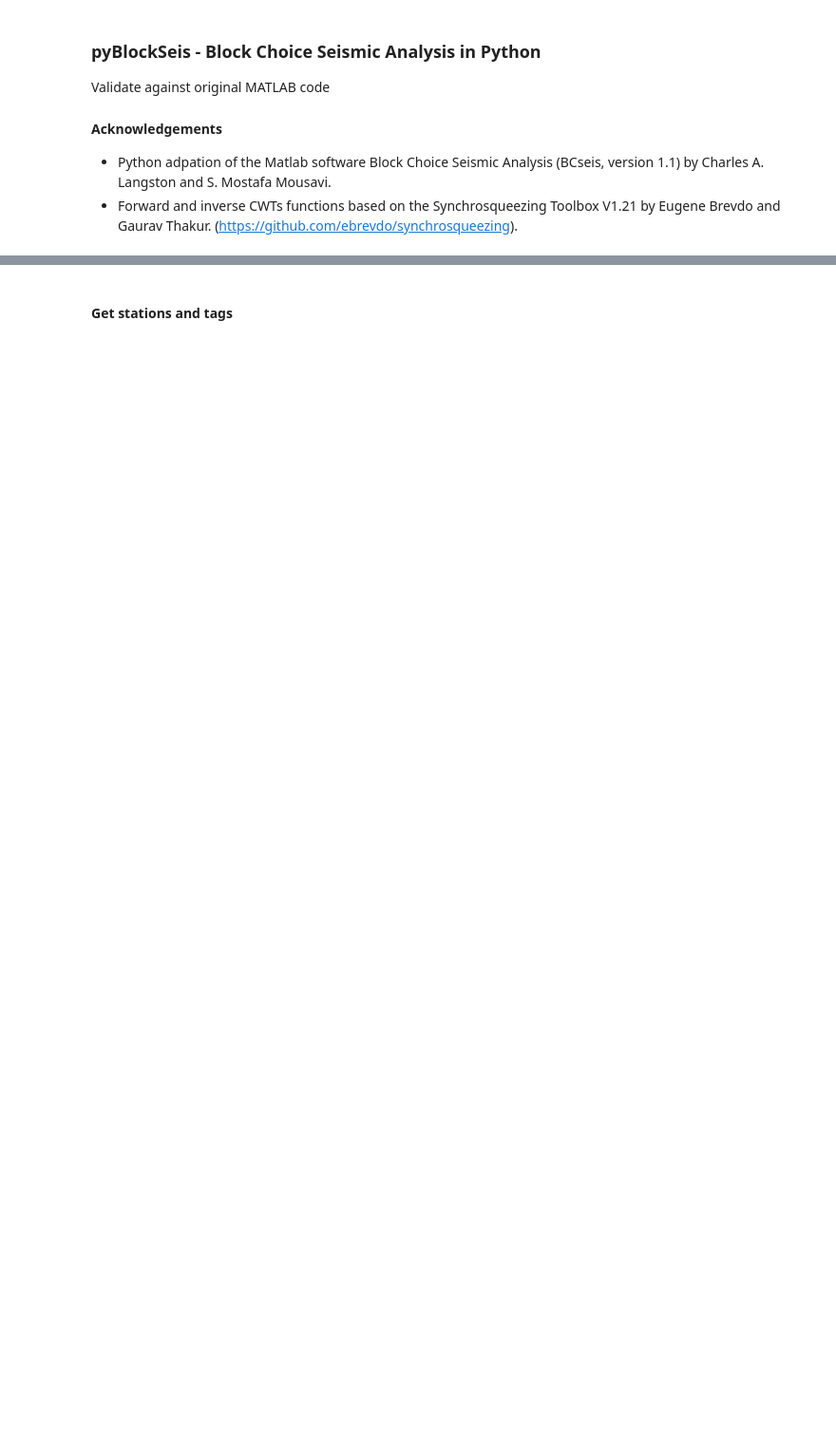
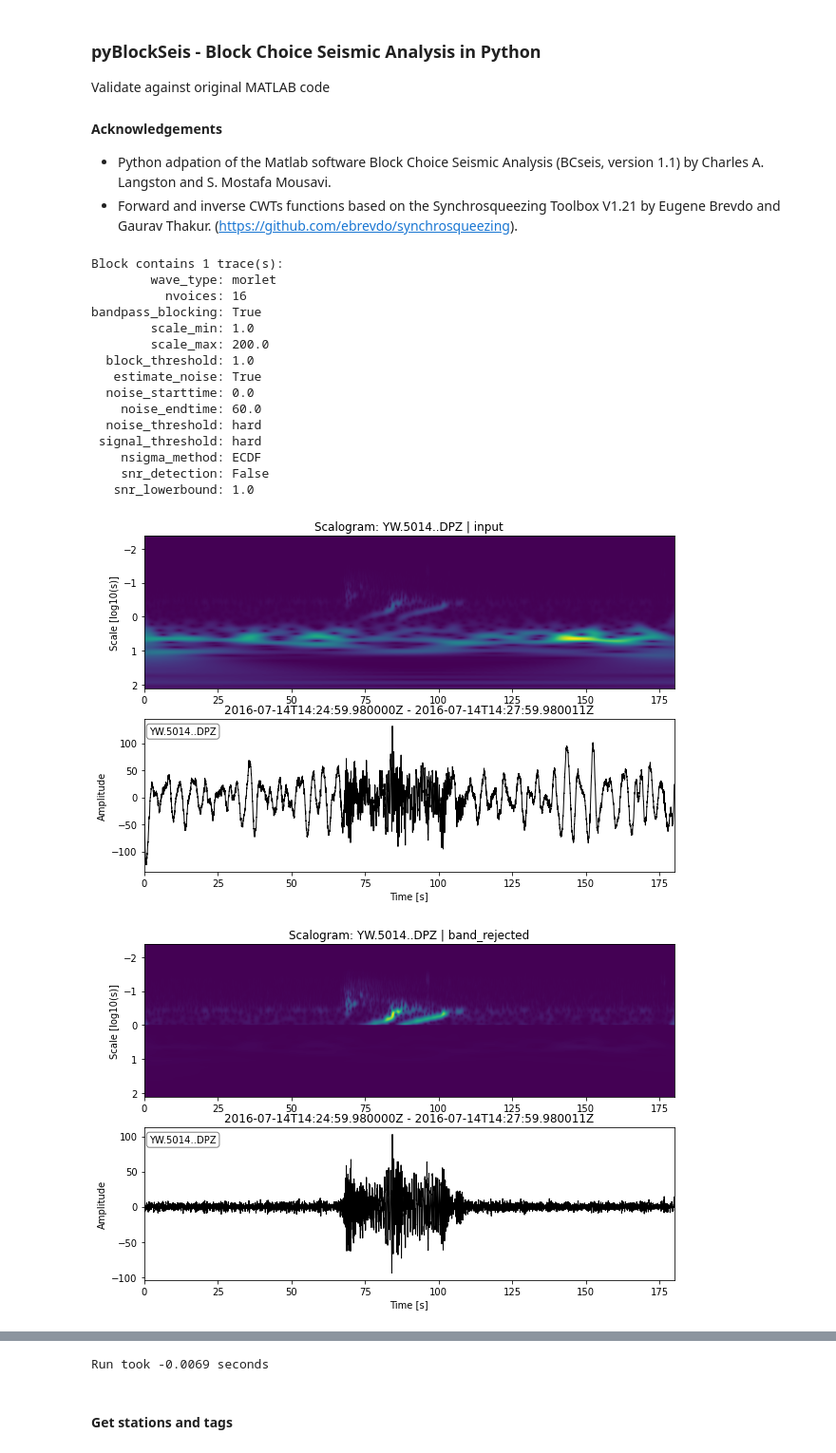
Before and after one commit to LLNL/pysolate, a Jupyter notebook: validation_notebook.ipynb, the cells around one changed output, grey strips where cells are left out. Shown at 95% size. Cells and saved outputs as stored; diff of their text form; code cells hidden in the pictures; blank space fills up the shorter version.

```diff
--- a/validation_notebook.ipynb
+++ b/validation_notebook.ipynb
@@ -18,19 +19,38 @@ import numpy as np
 # %%
 # Read example data from BCseis
 sacfile = "testdata/5014.YW.0.sp0011.DPZ"
 
 start = timeit.timeit()
-params = bcs.Parameter(block_threshold=1.0, noise_threshold="hard", signal_threshold="hard")
+params = bcs.Parameter(block_threshold=1.0, scale_min=1.0, noise_threshold="hard", signal_threshold="hard")
 block = bcs.read(params=params, data=sacfile)
 print(block)
 
 # Run the denoiser
 block.run()
-end = timeit.timeit()
 
 # Plot results
 block.plot("input")
 block.plot("band_rejected")
 block.plot("noise_removed")
 block.plot("signal_removed")
+
+end = timeit.timeit()
 print("Run took %.4f seconds"%(end - start))
+# %% [output]
+Block contains 1 trace(s):
+        wave_type: morlet
+          nvoices: 16
+bandpass_blocking: True
+        scale_min: 1.0
+        scale_max: 200.0
+  block_threshold: 1.0
+   estimate_noise: True
+  noise_starttime: 0.0
+    noise_endtime: 60.0
+  noise_threshold: hard
+ signal_threshold: hard
+    nsigma_method: ECDF
+    snr_detection: False
+   snr_lowerbound: 1.0
+[figure, added]
+[figure, added]
@@ -37,3 +59,4 @@ print("Run took %.4f seconds"%(end - start))
+Run took -0.0069 seconds
 # %% [markdown]
 #### Get stations and tags
 # %%
```
Also changed, not shown: parts of 11 cells of this notebook, 1 other file.
